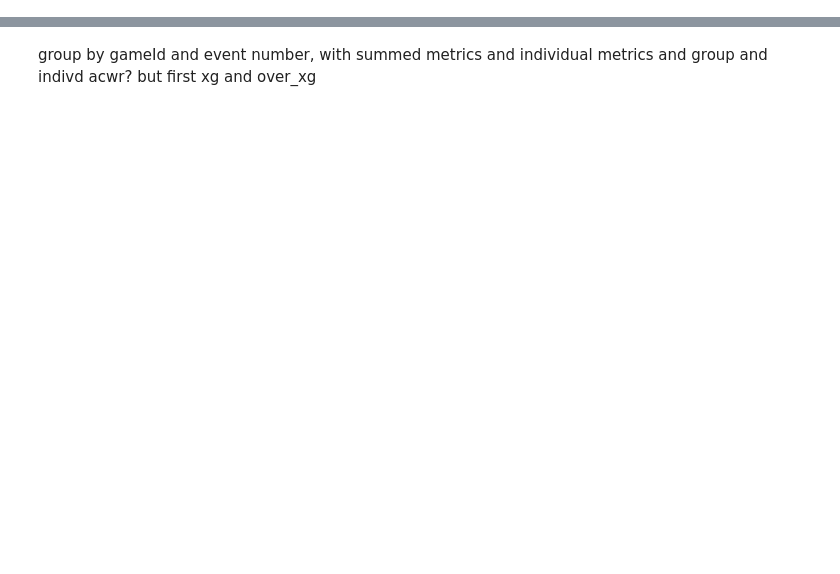
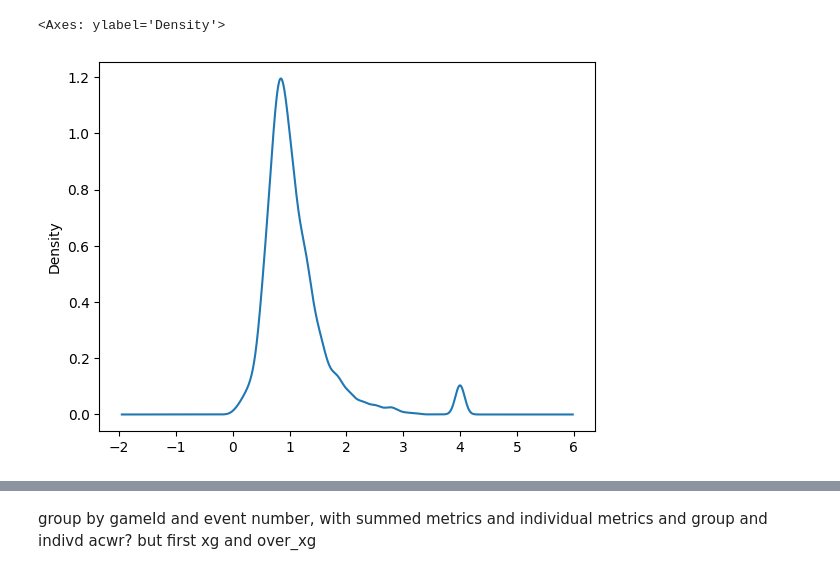
Before and after one commit to conormalone/Hudl_Performance_Insights_2025, a Jupyter notebook: team_xg_working.ipynb, the cells around one changed output, grey strips where cells are left out. Saved outputs shown, nothing was run; the diff lists cells and outputs as text; code cells hidden in the pictures; blank space fills up the shorter version.

Commit message:
have lots of good plots, coming together

```diff
--- a/team_xg_working.ipynb
+++ b/team_xg_working.ipynb
@@ -12,6 +12,7 @@ import seaborn as sns
 pd.set_option('display.max_columns', None)
 # %%
 team_metrics_df = pd.read_csv("team_metric_df.csv")
+team_metrics_df["over_xg"] = team_metrics_df["goal"]  - team_metrics_df["statsbomb_xg"]
 print(len(team_metrics_df))
-team_metrics_df.head()
+team_metrics_df = team_metrics_df.fillna(0)
 # %% [output]
@@ -24,0 +48,2 @@ team_metrics_df.head()
+# %%
+team_metrics_df = team_metrics_df[(team_metrics_df.WI_1_month!=0)]
@@ -24,0 +66,29 @@ team_metrics_df.head()
+# %%
+team_metrics_df
+group_col = ["event_id","shot_team_id"]#
+mean_col = "statsbomb_xg"#'statsbomb_xg'
+
+other_cols = ["ACWR"]
+
+
+team_agg_df = team_metrics_df[["event_id","shot_team_id","ACWR","statsbomb_xg"]].groupby(["event_id","shot_team_id"], as_index=False).mean()#.drop("event_id",axis=1)
+#team_agg_df = event_agg_df.groupby("shot_team_id", as_index=False).mean()
+
+#other_cols = [col for col in team_metrics_df.columns if col not in group_col]
+
+#agg_dict = {mean_col: ['mean']}
+#agg_dict.update({col: 'mean' for col in other_cols if col != mean_col})
+
+#team_agg_df = team_metrics_df.groupby(group_col, as_index=False).agg(agg_dict)
+
+# Flatten column names
+#team_agg_df.columns = [f"{col[0]}_{col[1]}" if col[1] != '' else col[0]
+#                                for col in team_metrics_df.columns]
+
+team_agg_df["ACWR_bucket"] = pd.cut(
+    team_agg_df["ACWR"],
+    bins=[-float('inf'), 0.8, 1.3, 2, float('inf')],
+    labels=["Q1 (lowest)", "Q2", "Q3", "Q4"]
+)
+team_agg_df = team_agg_df[team_agg_df["ACWR"]>0]
+team_agg_df
@@ -24,0 +109,5 @@ team_metrics_df.head()
+# %%
+team_agg_df.ACWR.plot.density()
+# %% [output]
+<Axes: ylabel='Density'>
+[figure, added]
```
Also changed, not shown: parts of 40 cells of this notebook.
